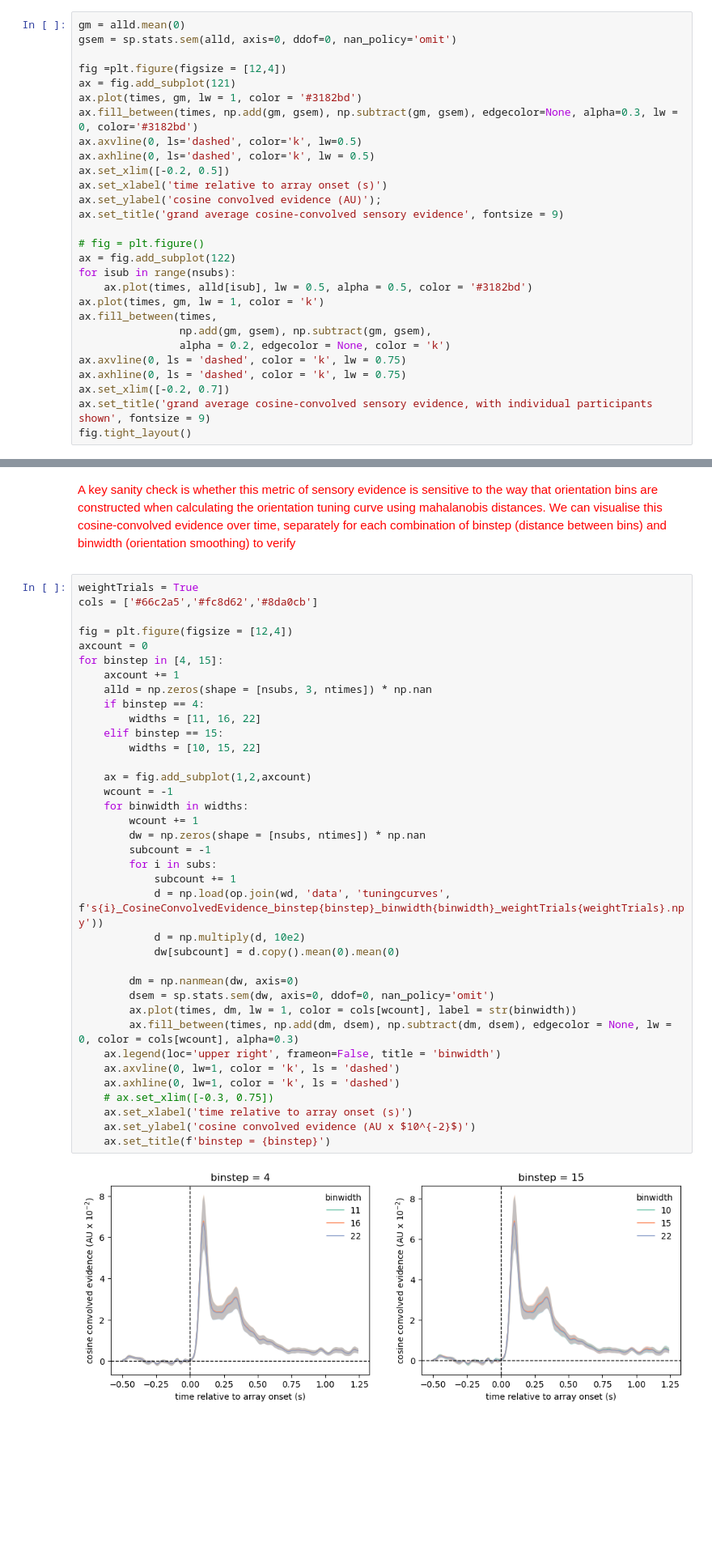
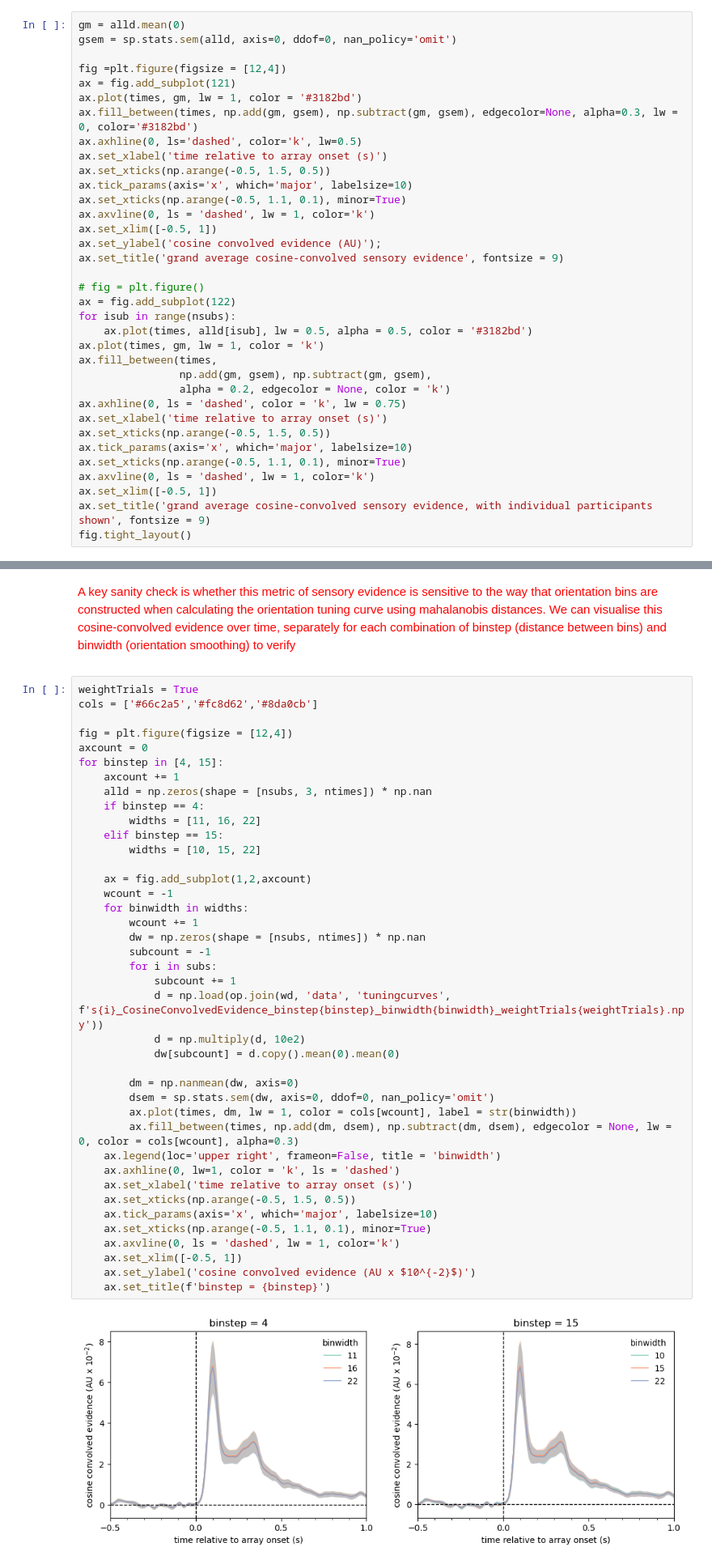
Before and after one commit to schekroud/tuningcurves, a Jupyter notebook: analysis/cosconv/02_visualiseDecodingAccuracy_CosineConvolvedEvidence.ipynb, the cells around one changed output, grey strips where cells are left out. Shown at 81% size. Cells and saved outputs as stored; diff of their text form; blank space fills up the shorter version.

Commit message:
update scripts to visualise with similar axis and tick marks

```diff
--- a/analysis/cosconv/02_visualiseDecodingAccuracy_CosineConvolvedEvidence.ipynb
+++ b/analysis/cosconv/02_visualiseDecodingAccuracy_CosineConvolvedEvidence.ipynb
@@ -122,10 +111,13 @@ fig =plt.figure(figsize = [12,4])
 ax = fig.add_subplot(121)
 ax.plot(times, gm, lw = 1, color = '#3182bd')
 ax.fill_between(times, np.add(gm, gsem), np.subtract(gm, gsem), edgecolor=None, alpha=0.3, lw = 0, color='#3182bd')
-ax.axvline(0, ls='dashed', color='k', lw=0.5)
-ax.axhline(0, ls='dashed', color='k', lw = 0.5)
-ax.set_xlim([-0.2, 0.5])
+ax.axhline(0, ls='dashed', color='k', lw=0.5)
 ax.set_xlabel('time relative to array onset (s)')
+ax.set_xticks(np.arange(-0.5, 1.5, 0.5))
+ax.tick_params(axis='x', which='major', labelsize=10)
+ax.set_xticks(np.arange(-0.5, 1.1, 0.1), minor=True)
+ax.axvline(0, ls = 'dashed', lw = 1, color='k')
+ax.set_xlim([-0.5, 1])
 ax.set_ylabel('cosine convolved evidence (AU)');
 ax.set_title('grand average cosine-convolved sensory evidence', fontsize = 9)
 
@@ -137,9 +129,13 @@ ax.plot(times, gm, lw = 1, color = 'k')
 ax.fill_between(times,
                 np.add(gm, gsem), np.subtract(gm, gsem),
                 alpha = 0.2, edgecolor = None, color = 'k')
-ax.axvline(0, ls = 'dashed', color = 'k', lw = 0.75)
 ax.axhline(0, ls = 'dashed', color = 'k', lw = 0.75)
-ax.set_xlim([-0.2, 0.7])
+ax.set_xlabel('time relative to array onset (s)')
+ax.set_xticks(np.arange(-0.5, 1.5, 0.5))
+ax.tick_params(axis='x', which='major', labelsize=10)
+ax.set_xticks(np.arange(-0.5, 1.1, 0.1), minor=True)
+ax.axvline(0, ls = 'dashed', lw = 1, color='k')
+ax.set_xlim([-0.5, 1])
 ax.set_title('grand average cosine-convolved sensory evidence, with individual participants shown', fontsize = 9)
 fig.tight_layout()
 # %% [output]
@@ -157,36 +153,39 @@ axcount = 0
 for binstep in [4, 15]:
     axcount += 1
     alld = np.zeros(shape = [nsubs, 3, ntimes]) * np.nan
     if binstep == 4:
         widths = [11, 16, 22]
     elif binstep == 15:
         widths = [10, 15, 22]
 
     ax = fig.add_subplot(1,2,axcount)
     wcount = -1
     for binwidth in widths:
         wcount += 1
         dw = np.zeros(shape = [nsubs, ntimes]) * np.nan
         subcount = -1
         for i in subs:
             subcount += 1
             d = np.load(op.join(wd, 'data', 'tuningcurves', f's{i}_CosineConvolvedEvidence_binstep{binstep}_binwidth{binwidth}_weightTrials{weightTrials}.npy'))
             d = np.multiply(d, 10e2)
             dw[subcount] = d.copy().mean(0).mean(0)
 
         dm = np.nanmean(dw, axis=0)
         dsem = sp.stats.sem(dw, axis=0, ddof=0, nan_policy='omit')
         ax.plot(times, dm, lw = 1, color = cols[wcount], label = str(binwidth))
         ax.fill_between(times, np.add(dm, dsem), np.subtract(dm, dsem), edgecolor = None, lw = 0, color = cols[wcount], alpha=0.3)
     ax.legend(loc='upper right', frameon=False, title = 'binwidth')
-    ax.axvline(0, lw=1, color = 'k', ls = 'dashed')
     ax.axhline(0, lw=1, color = 'k', ls = 'dashed')
-    # ax.set_xlim([-0.3, 0.75])
     ax.set_xlabel('time relative to array onset (s)')
+    ax.set_xticks(np.arange(-0.5, 1.5, 0.5))
+    ax.tick_params(axis='x', which='major', labelsize=10)
+    ax.set_xticks(np.arange(-0.5, 1.1, 0.1), minor=True)
+    ax.axvline(0, ls = 'dashed', lw = 1, color='k')
+    ax.set_xlim([-0.5, 1])
     ax.set_ylabel('cosine convolved evidence (AU x $10^{-2}$)')
     ax.set_title(f'binstep = {binstep}')
 # %% [output]
-[figure, old version]
+[figure, new version]
 # %% [markdown]
 <font color='red'>
 
```
Also changed, not shown: parts of 3 cells of this notebook.
